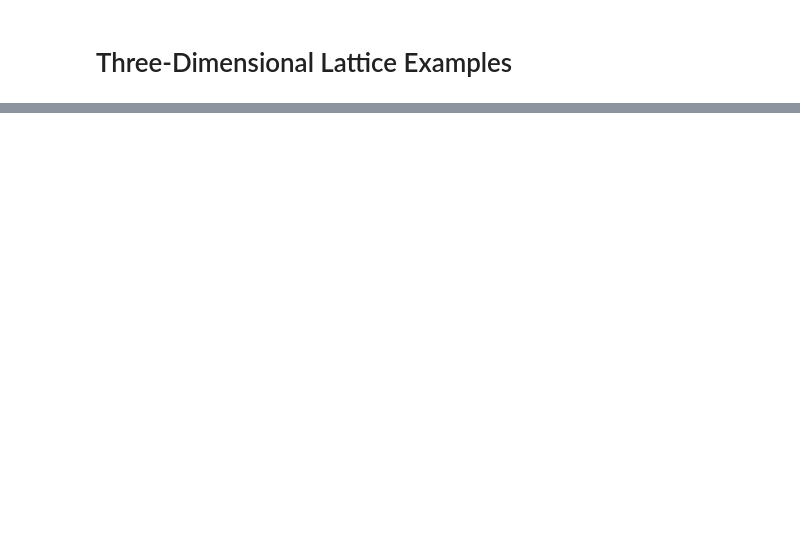
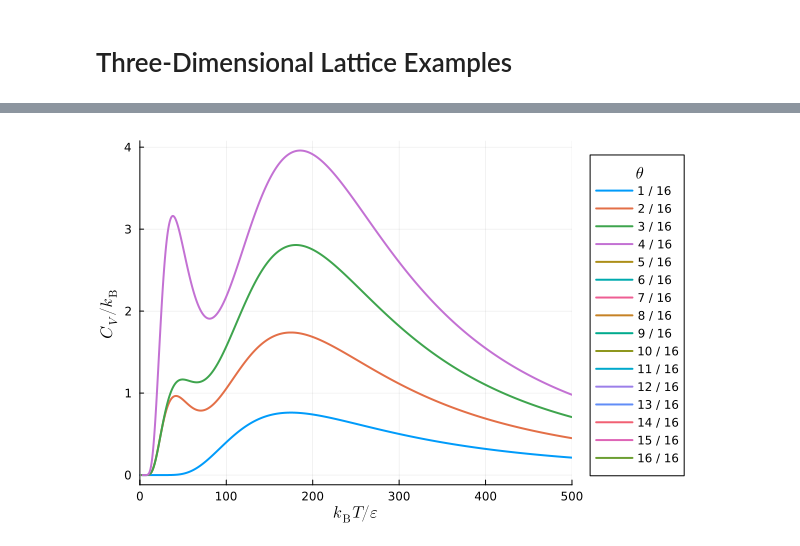
Before and after one commit to wexlergroup/FreeBird.jl, a Jupyter notebook: scripts/3d-lattice-examples.ipynb, the cells around one changed output, grey strips where cells are left out. Cells and saved outputs as stored; diff of their text form; code cells hidden in the pictures; blank space fills up the shorter version.

```diff
--- a/scripts/3d-lattice-examples.ipynb
+++ b/scripts/3d-lattice-examples.ipynb
@@ -267,0 +162,31 @@ cv (generic function with 1 method)
+# %%
+# Read data
+Cv = CSV.read("data/Cv_simple_cubic_K4_L4_M3_adsorption-0.04_nn-0.01_nnn-0.0025_cutoff1.1_1.1.csv", DataFrame)
+
+# Create an empty plot with the legend positioned to the right
+p = plot(xlabel="\$ k_{\\mathrm{B}} T / ε \$",
+         ylabel="\$ C_V / k_{\\mathrm{B}} \$",
+         size=(600, 400),
+         legendtitle="\$ \\theta \$",
+         legend=:outerright)
+
+# Loop over different numbers of occupied sites
+for N in 1:K*L*length(basis)
+    # Extract the data for the current number of occupied sites
+    df_N = filter(row -> row.N == N, copy(Cv))
+
+    # Convert the temperatures to reduced units
+    Ts = kB * df_N.T / abs(nn_energy)  # Ensure correct units for T and nn_energy
+
+    # Extract the constant-volume heat capacity data
+    Cv_N = df_N.Cv
+
+    # Plot the constant-volume heat capacity as a function of temperature
+    # plot!(p, Ts, Cv_N, label="$(N) / $(K * L)", linewidth=2)
+    plot!(p, df_N.T, Cv_N, label="$(N) / $(K * L)", linewidth=2, xlim=(0, 500))
+end
+
+# Display the plot
+display(p)
+# %% [output]
+[figure, added]
```
Also changed, not shown: parts of 8 cells of this notebook, 1 other file.
